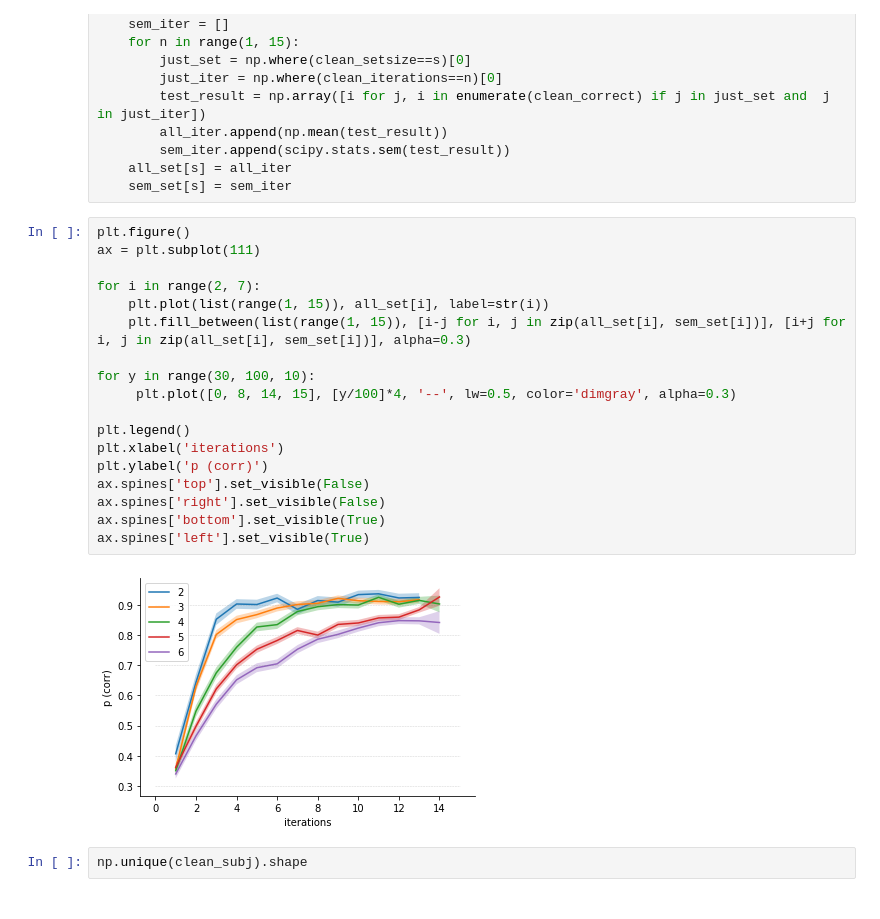
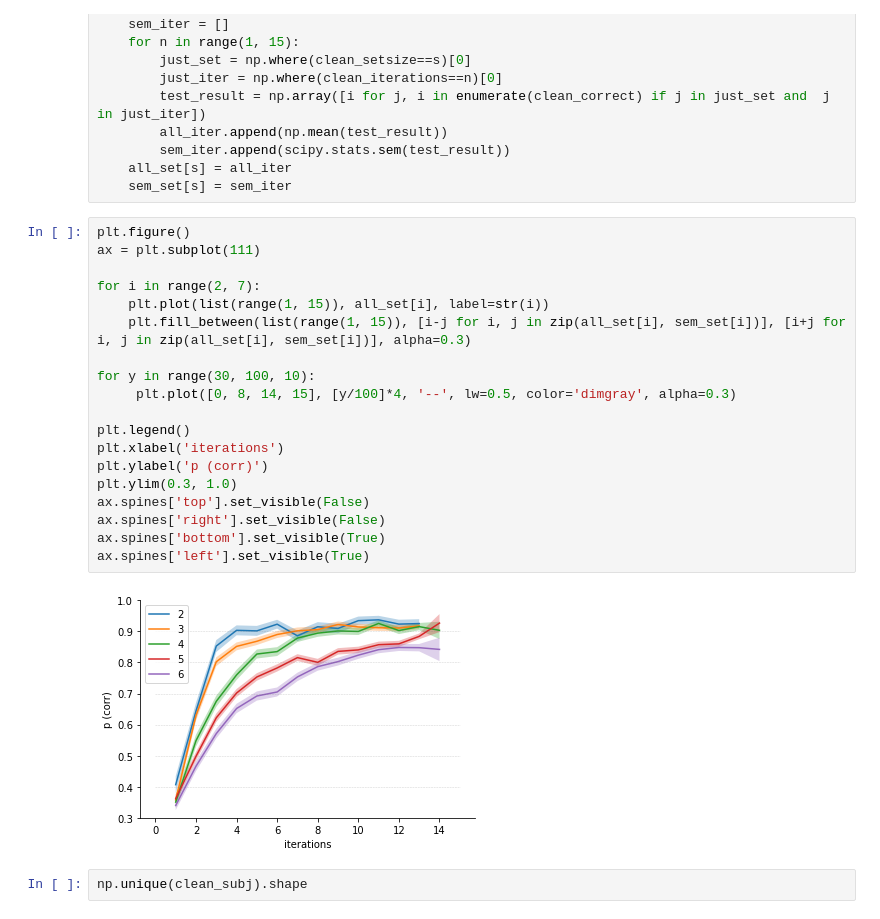
Before and after one commit to alebel14/impulsivity, a Jupyter notebook: Data visualization.ipynb, the cells around one changed output. Drawn from its saved outputs; the diff is of its cells as text.

```diff
--- a/Data visualization.ipynb
+++ b/Data visualization.ipynb
@@ -104,23 +91,24 @@ for s in range(2, 7):
 # %%
 plt.figure()
 ax = plt.subplot(111)
 
 for i in range(2, 7):
     plt.plot(list(range(1, 15)), all_set[i], label=str(i))
     plt.fill_between(list(range(1, 15)), [i-j for i, j in zip(all_set[i], sem_set[i])], [i+j for i, j in zip(all_set[i], sem_set[i])], alpha=0.3)
 
 for y in range(30, 100, 10):
      plt.plot([0, 8, 14, 15], [y/100]*4, '--', lw=0.5, color='dimgray', alpha=0.3)
 
 plt.legend()
 plt.xlabel('iterations')
 plt.ylabel('p (corr)')
+plt.ylim(0.3, 1.0)
 ax.spines['top'].set_visible(False)
 ax.spines['right'].set_visible(False)
 ax.spines['bottom'].set_visible(True)
 ax.spines['left'].set_visible(True)
 # %% [output]
-[figure, old version]
+[figure, new version]
 # %%
 np.unique(clean_subj).shape
 # %% [output]
```
Also changed, not shown: parts of 7 cells of this notebook, 3 other files.
